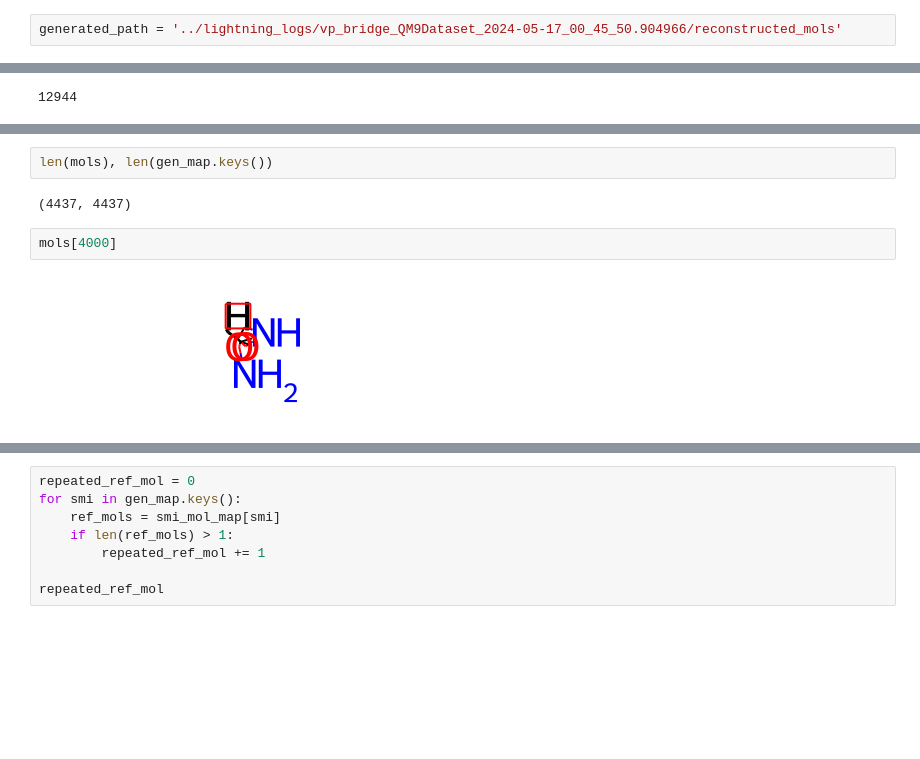
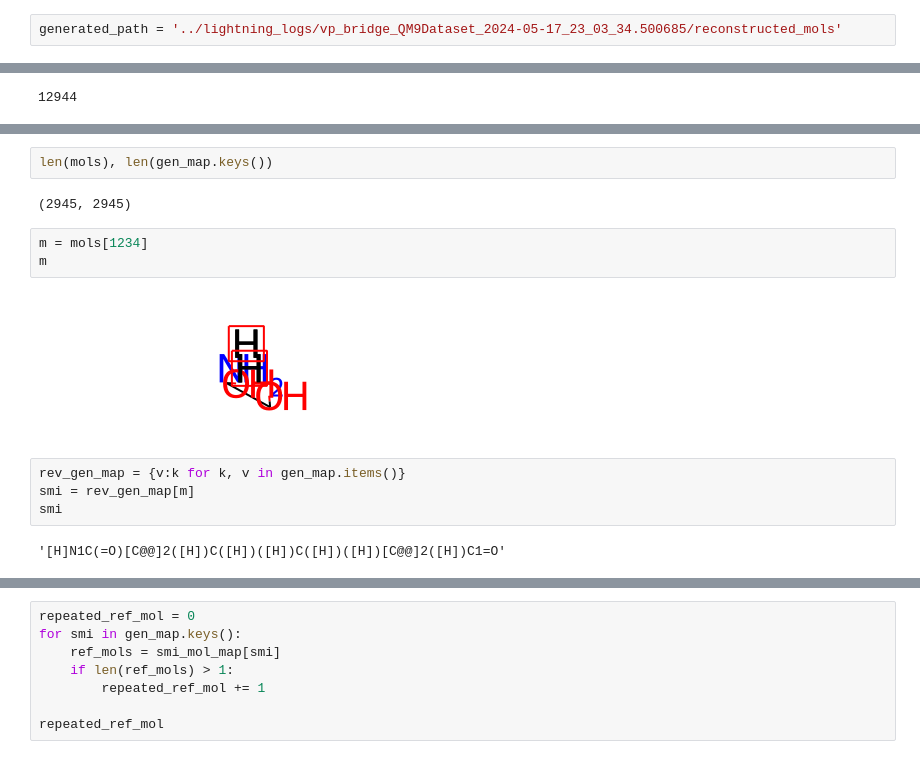
Before and after one commit to conghaowang/PP2Drug, a Jupyter notebook: src/notebooks/pp_matching.ipynb, the cells around one changed output, grey strips where cells are left out. Saved outputs shown, nothing was run; the diff lists cells and outputs as text; blank space fills up the shorter version.

```diff
--- a/src/notebooks/pp_matching.ipynb
+++ b/src/notebooks/pp_matching.ipynb
@@ -28,7 +28,7 @@ from data_processing.ligand import Ligand
 from data_processing.utils import sample_probability
 from script_utils import load_qm9_data
 # %%
-generated_path = '../lightning_logs/vp_bridge_QM9Dataset_2024-05-17_00_45_50.904966/reconstructed_mols'
+generated_path = '../lightning_logs/vp_bridge_QM9Dataset_2024-05-17_23_03_34.500685/reconstructed_mols'
 # %% [markdown]
 ## some mols in qm9 dataset have same smiles
 - smiles can not be used as the unique identifier of the mol
@@ -117,10 +106,17 @@ for file in tqdm(os.listdir(generated_path)):
 # %%
 len(mols), len(gen_map.keys())
 # %% [output]
-(4437, 4437)
+(2945, 2945)
 # %%
-mols[4000]
+m = mols[1234]
+m
 # %% [output]
-[figure, old version]
+[figure, new version]
+# %%
+rev_gen_map = {v:k for k, v in gen_map.items()}
+smi = rev_gen_map[m]
+smi
+# %% [output]
+'[H]N1C(=O)[C@@]2([H])C([H])([H])C([H])([H])[C@@]2([H])C1=O'
 # %%
 v = py3Dmol.view()
```
Also changed, not shown: parts of 2 cells of this notebook, 2 other files.
